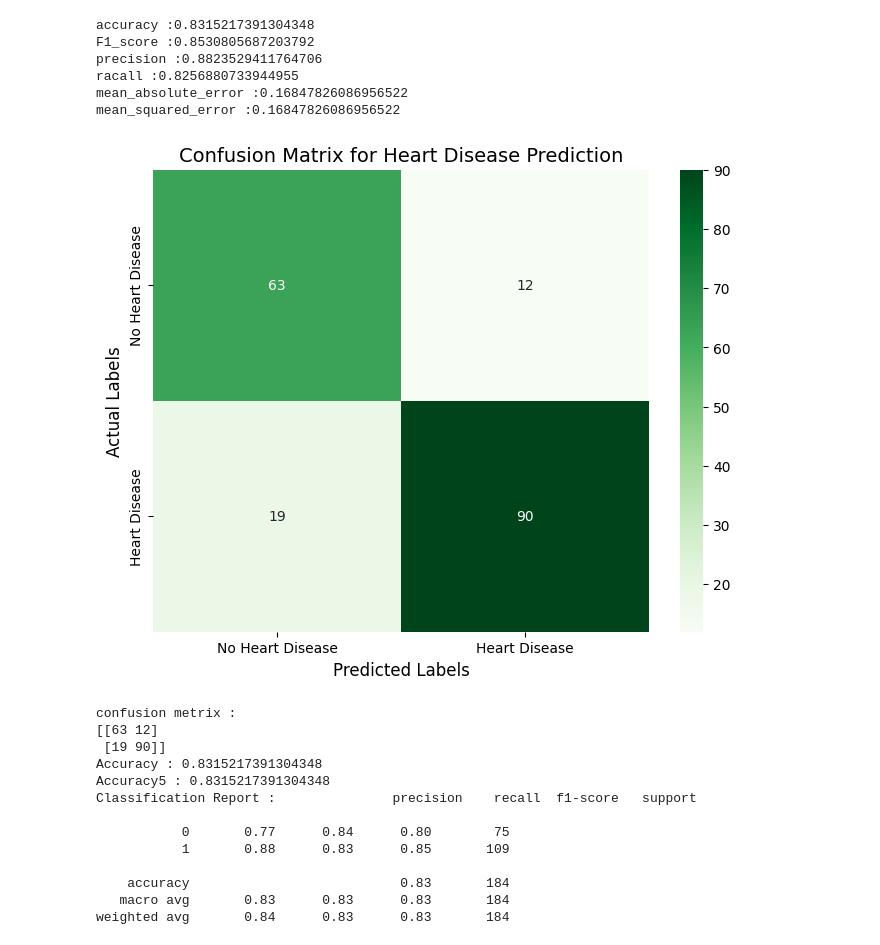
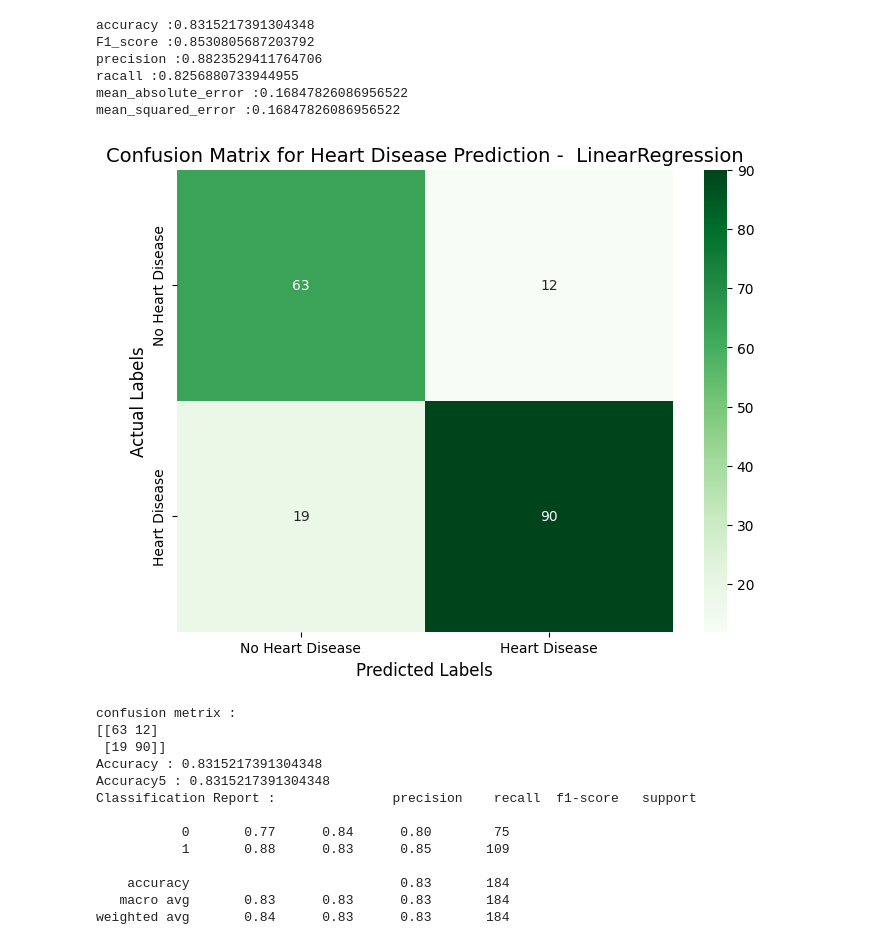
Before and after one commit to DEV-ASHANAUR/Heart-Disease-Prediction-System-Using-Ensemble-Machine-Learning-Techniques, a Jupyter notebook: heart-disease-prediction-system.ipynb, the cells around one changed output. Cells and saved outputs as stored; diff of their text form; code cells hidden in the pictures.

```diff
--- a/heart-disease-prediction-system.ipynb
+++ b/heart-disease-prediction-system.ipynb
@@ -444,21 +444,21 @@ mean_squared_error :0.16847826086956522
 # %%
 import matplotlib.pyplot as plt
 import seaborn as sns
 
 # Replace `confusion_m` with your actual confusion matrix variable
 plt.figure(figsize=(8, 6))
 sns.heatmap(confusion_m, annot=True, fmt="d", cmap="Greens", cbar=True,
             xticklabels=["No Heart Disease", "Heart Disease"],
             yticklabels=["No Heart Disease", "Heart Disease"])
 
 plt.xlabel("Predicted Labels", fontsize=12)
 plt.ylabel("Actual Labels", fontsize=12)
-plt.title("Confusion Matrix for Heart Disease Prediction", fontsize=14)
+plt.title("Confusion Matrix for Heart Disease Prediction -  LinearRegression", fontsize=14)
 plt.xticks(fontsize=10)
 plt.yticks(fontsize=10)
 plt.show()
 # %% [output]
-[figure, old version]
+[figure, new version]
 # %%
 from sklearn.linear_model import LogisticRegression
 
```
Also changed, not shown: parts of 9 cells of this notebook.
